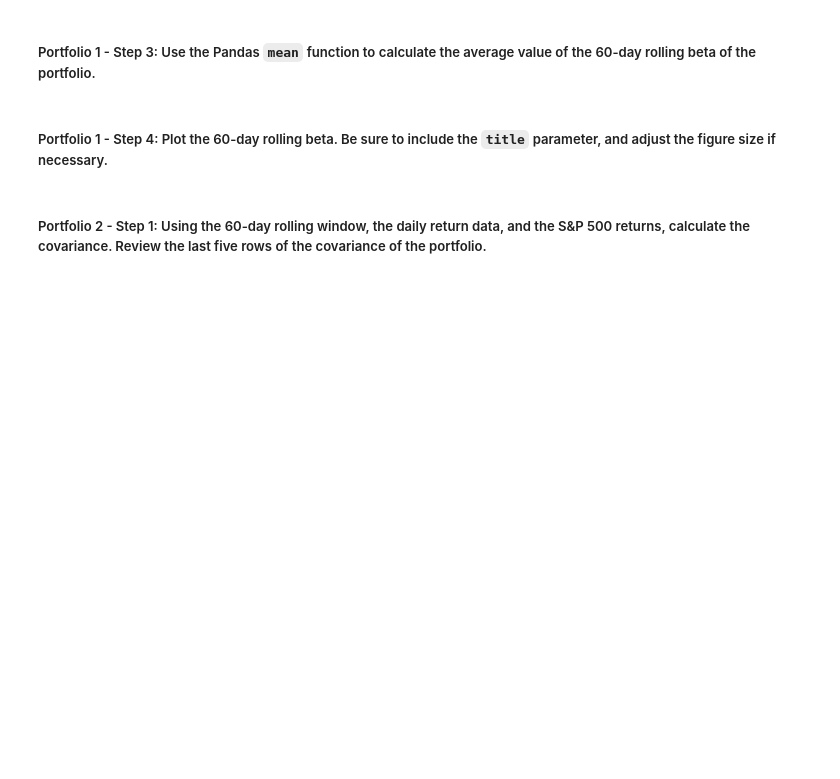
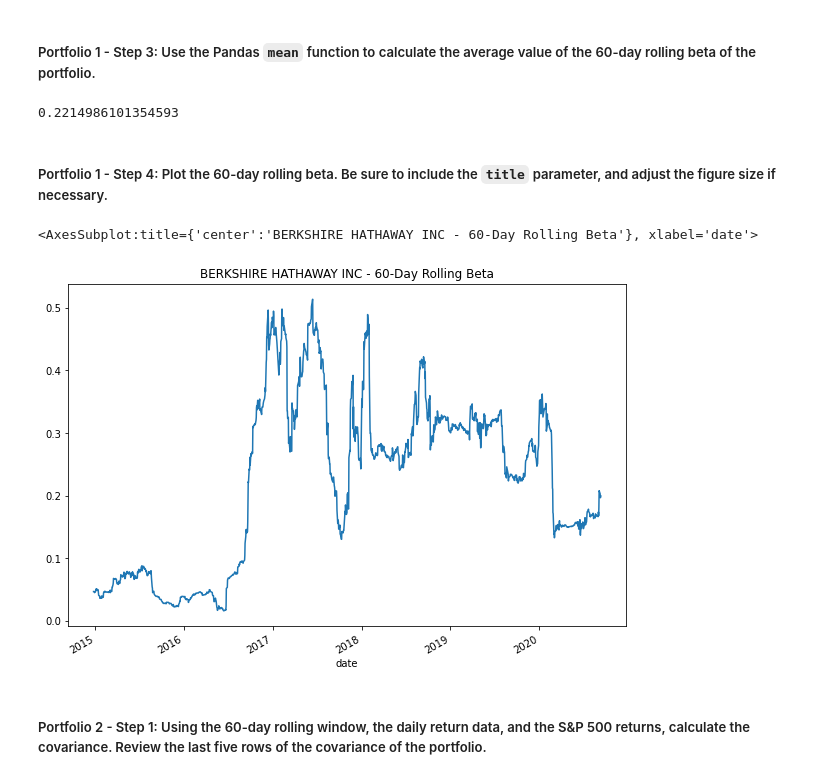
Before and after one commit to paragmb/Module4Challenge, a Jupyter notebook: risk_return_analysis.ipynb, the cells around one changed output. Cells and saved outputs as stored; diff of their text form; code cells hidden in the pictures; blank space fills up the shorter version.

```diff
--- a/risk_return_analysis.ipynb
+++ b/risk_return_analysis.ipynb
@@ -372,3 +372,5 @@ Your analysis is nearing completion. Now, you need to evaluate how the portfolio
 # %%
 # Calculate the variance of the S&P 500 using a rolling 60-day window.
 # YOUR CODE HERE
+snp_rolling_60_variance = whale_navs_daily_returns['S&P 500'].rolling(window=60).var()
+snp_rolling_60_variance.tail(5)
@@ -388,3 +398,5 @@ Your analysis is nearing completion. Now, you need to evaluate how the portfolio
 # Calculate the covariance using a 60-day rolling window
 # Review the last five rows of the covariance data
 # YOUR CODE HERE
+bh_rolling_60_covariance = whale_navs_daily_returns['BERKSHIRE HATHAWAY INC'].rolling(window=60).cov(whale_navs_daily_returns['S&P 500'])
+bh_rolling_60_covariance.tail(5)
@@ -394,17 +414,25 @@ Your analysis is nearing completion. Now, you need to evaluate how the portfolio
 # Calculate the beta based on the 60-day rolling covariance compared to the market (S&P 500)
 # Review the last five rows of the beta information
 # YOUR CODE HERE
+bh_rolling_60_beta = bh_rolling_60_covariance / snp_rolling_60_variance
 # %% [markdown]
 ##### Portfolio 1 - Step 3: Use the Pandas `mean` function to calculate the average value of the 60-day rolling beta of the portfolio.
 # %%
 # Calculate the average of the 60-day rolling beta
 # YOUR CODE HERE
+bh_rolling_60_beta.mean()
+# %% [output]
+0.2214986101354593
 # %% [markdown]
 ##### Portfolio 1 - Step 4: Plot the 60-day rolling beta. Be sure to include the `title` parameter, and adjust the figure size if necessary.
 # %%
 # Plot the rolling beta
 # Include a title parameter and adjust the figure size
 # YOUR CODE HERE
+bh_rolling_60_beta.plot(figsize=(10,7), title="BERKSHIRE HATHAWAY INC - 60-Day Rolling Beta")
+# %% [output]
+<AxesSubplot:title={'center':'BERKSHIRE HATHAWAY INC - 60-Day Rolling Beta'}, xlabel='date'>
+[figure, added]
 # %% [markdown]
 ##### Portfolio 2 - Step 1: Using the 60-day rolling window, the daily return data, and the S&P 500 returns, calculate the covariance. Review the last five rows of the covariance of the portfolio.
 # %%
```
Also changed, not shown: parts of 10 cells of this notebook.
